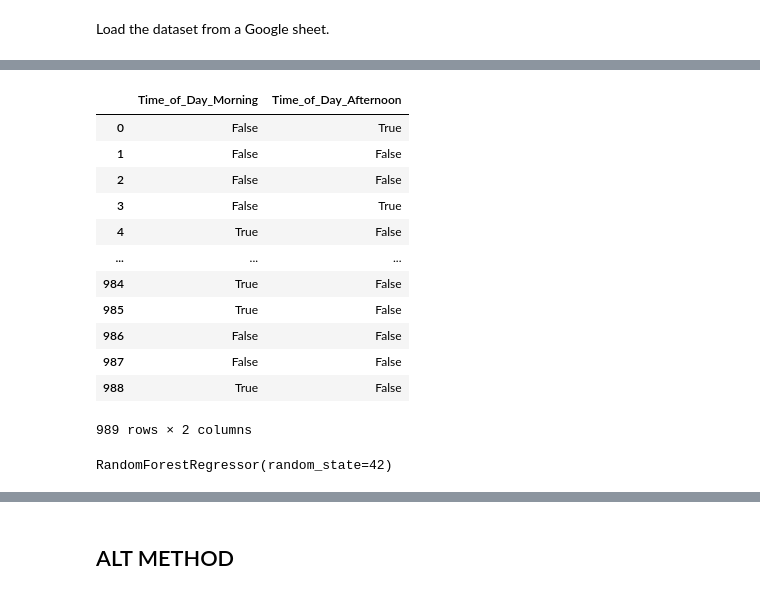
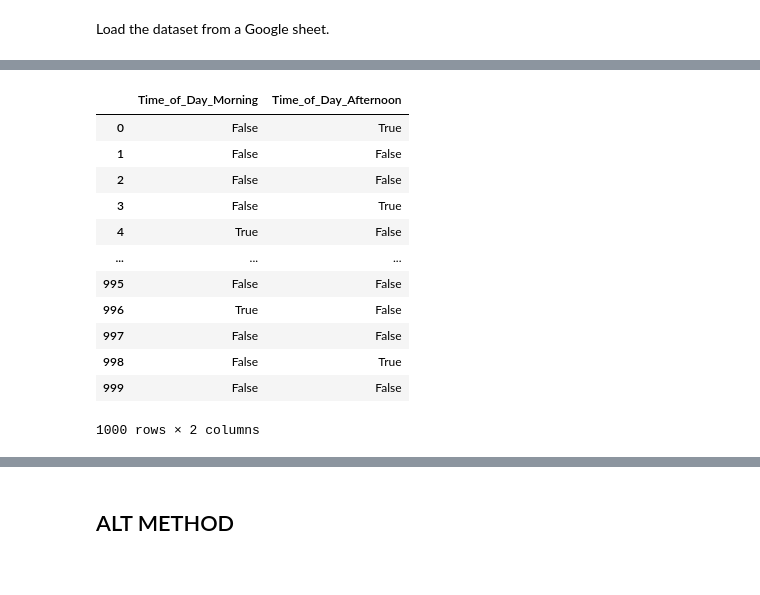
Before and after one commit to RohitValiveti/NBA6921-Final, a Jupyter notebook: Eugene_and_Team.ipynb, the cells around one changed output, grey strips where cells are left out. Saved outputs shown, nothing was run; the diff lists cells and outputs as text; code cells hidden in the pictures.

```diff
--- a/Eugene_and_Team.ipynb
+++ b/Eugene_and_Team.ipynb
@@ -19,22 +21,27 @@ import seaborn as sns
 # %% [markdown]
 Load the dataset from a Google sheet.
 # %%
-## CHANGE THIS IF YOU WANT
-GOOGLE_SPREADSHEET_LINK = "https://docs.google.com/spreadsheets/d/1rNhxGcKdDnWhLzD8WhOLoR62STgK8NYtrTv6NfCFWLw/edit?usp=sharing"
+# ## CHANGE THIS IF YOU WANT
+# GOOGLE_SPREADSHEET_LINK = "https://docs.google.com/spreadsheets/d/1rNhxGcKdDnWhLzD8WhOLoR62STgK8NYtrTv6NfCFWLw/edit?usp=sharing"
 
-sheet_id = GOOGLE_SPREADSHEET_LINK.split("/")[5]
+# sheet_id = GOOGLE_SPREADSHEET_LINK.split("/")[5]
 
-url=f'https://docs.google.com/spreadsheet/ccc?key={sheet_id}&output=xlsx'
-dataset_train = pd.read_excel(url, sheet_name="train")
-dataset_test = pd.read_excel(url, sheet_name="test")
+# url=f'https://docs.google.com/spreadsheet/ccc?key={sheet_id}&output=xlsx'
+# dataset_train = pd.read_excel(url, sheet_name="train")
+# dataset_test = pd.read_excel(url, sheet_name="test")
 
-print("Train data size:", len(dataset_train))
-print("Test data size:", len(dataset_test))
+# print("Train data size:", len(dataset_train))
+# print("Test data size:", len(dataset_test))
 
-# encode categorical variables
+# # encode categorical variables
+# columns_to_encode = ["Weather", "Traffic_Level", "Time_of_Day", "Vehicle_Type"]
+# dataset_train = pd.get_dummies(dataset_train, columns=columns_to_encode)
+# dataset_test = pd.get_dummies(dataset_test, columns=columns_to_encode)
+
+# dataset_train
+
+df = pd.read_csv("Food_Delivery_Times.csv")
 columns_to_encode = ["Weather", "Traffic_Level", "Time_of_Day", "Vehicle_Type"]
-dataset_train = pd.get_dummies(dataset_train, columns=columns_to_encode)
-dataset_test = pd.get_dummies(dataset_test, columns=columns_to_encode)
-
-dataset_train
+df = pd.get_dummies(df, columns=columns_to_encode)
+df
 # %% [output]
@@ -56,30 +61,16 @@ Test data size: 11
 # %%
-
-dataset_train[["Time_of_Day_Morning", "Time_of_Day_Afternoon",]]
+df[["Time_of_Day_Morning", "Time_of_Day_Afternoon",]]
 # %% [output]
 |  | Time_of_Day_Morning | Time_of_Day_Afternoon |
 | 0 | False | True |
 | 1 | False | False |
 | 2 | False | False |
 | 3 | False | True |
 | 4 | True | False |
 | ... | ... | ... |
-| 984 | True | False |
-| 985 | True | False |
-| 986 | False | False |
-| 987 | False | False |
-| 988 | True | False |
+| 995 | False | False |
+| 996 | True | False |
+| 997 | False | False |
+| 998 | False | True |
+| 999 | False | False |
-989 rows × 2 columns
+1000 rows × 2 columns
-# %%
-features = ["Distance_km", "Preparation_Time_min", "Courier_Experience_yrs", "Weather_Clear", "Weather_Rainy", "Weather_Foggy", "Weather_Snowy", "Weather_Windy", "Traffic_Level_Low", "Traffic_Level_Medium", "Traffic_Level_High",
-            "Time_of_Day_Morning", "Time_of_Day_Afternoon", "Time_of_Day_Evening", "Time_of_Day_Night", "Vehicle_Type_Car", "Vehicle_Type_Bike", "Vehicle_Type_Scooter"]
-Xtrain = dataset_train[features]
-Xtest = dataset_test[features]
-
-ytrain = dataset_train["Delivery_Time_min"]
-ytest = dataset_test["Delivery_Time_min"]
-
-clf = RandomForestRegressor(n_estimators=100, random_state=42)
-clf.fit(Xtrain, ytrain)
-# %% [output]
-RandomForestRegressor(random_state=42)
```
Also changed, not shown: parts of 6 cells of this notebook, 1 other file.
